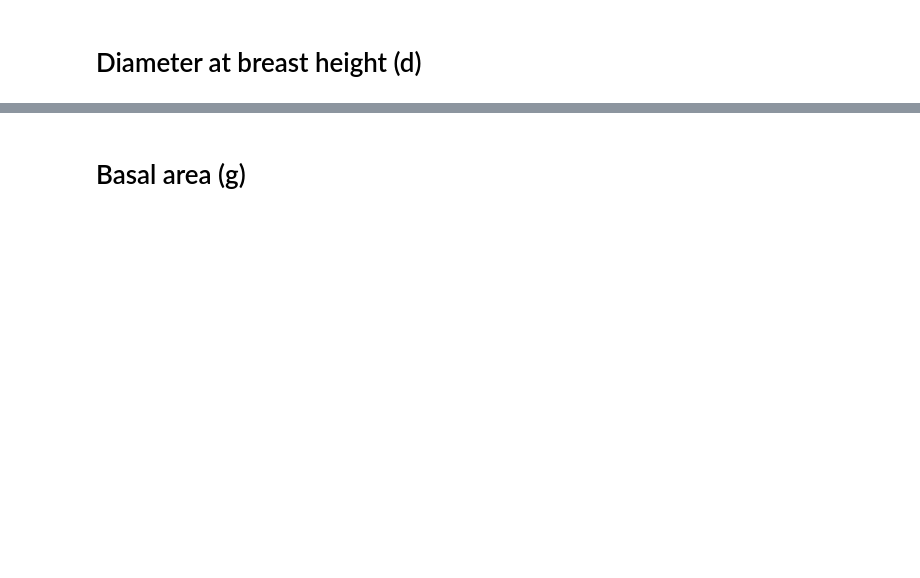
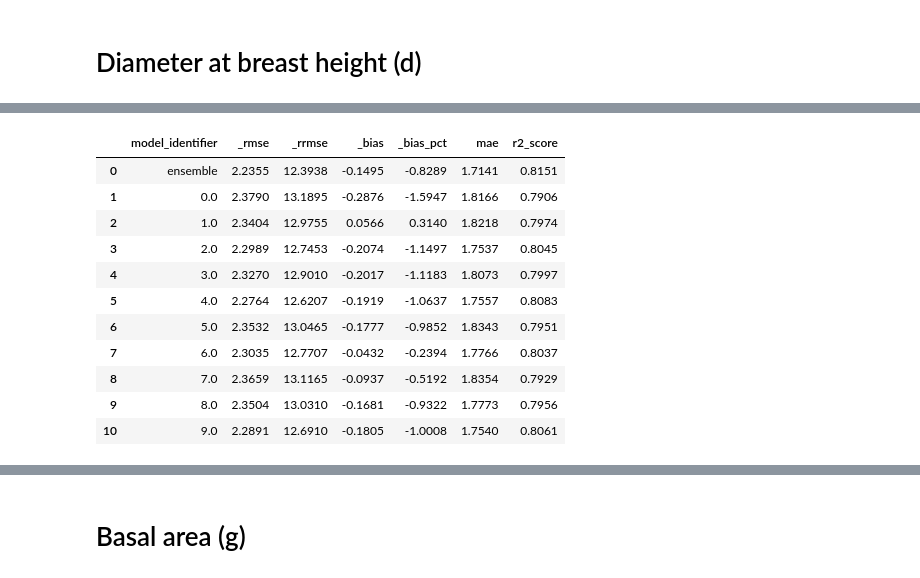
Before and after one commit to mayrajeo/enveco, a Jupyter notebook: examples/Analyze ANN results.ipynb, the cells around one changed output, grey strips where cells are left out. Drawn from its saved outputs; the diff is of its cells as text; code cells hidden in the pictures; blank space fills up the shorter version.

```diff
--- a/examples/Analyze ANN results.ipynb
+++ b/examples/Analyze ANN results.ipynb
@@ -25,0 +26,15 @@ d_ann_val
+# %%
+d_ann_test
+# %% [output]
+|  | model_identifier | _rmse | _rrmse | _bias | _bias_pct | mae | r2_score |
+| 0 | ensemble | 2.2355 | 12.3938 | -0.1495 | -0.8289 | 1.7141 | 0.8151 |
+| 1 | 0.0 | 2.3790 | 13.1895 | -0.2876 | -1.5947 | 1.8166 | 0.7906 |
+| 2 | 1.0 | 2.3404 | 12.9755 | 0.0566 | 0.3140 | 1.8218 | 0.7974 |
+| 3 | 2.0 | 2.2989 | 12.7453 | -0.2074 | -1.1497 | 1.7537 | 0.8045 |
+| 4 | 3.0 | 2.3270 | 12.9010 | -0.2017 | -1.1183 | 1.8073 | 0.7997 |
+| 5 | 4.0 | 2.2764 | 12.6207 | -0.1919 | -1.0637 | 1.7557 | 0.8083 |
+| 6 | 5.0 | 2.3532 | 13.0465 | -0.1777 | -0.9852 | 1.8343 | 0.7951 |
+| 7 | 6.0 | 2.3035 | 12.7707 | -0.0432 | -0.2394 | 1.7766 | 0.8037 |
+| 8 | 7.0 | 2.3659 | 13.1165 | -0.0937 | -0.5192 | 1.8354 | 0.7929 |
+| 9 | 8.0 | 2.3504 | 13.0310 | -0.1681 | -0.9322 | 1.7773 | 0.7956 |
+| 10 | 9.0 | 2.2891 | 12.6910 | -0.1805 | -1.0008 | 1.7540 | 0.8061 |
```
Also changed, not shown: parts of 15 cells of this notebook, 10 other files.
